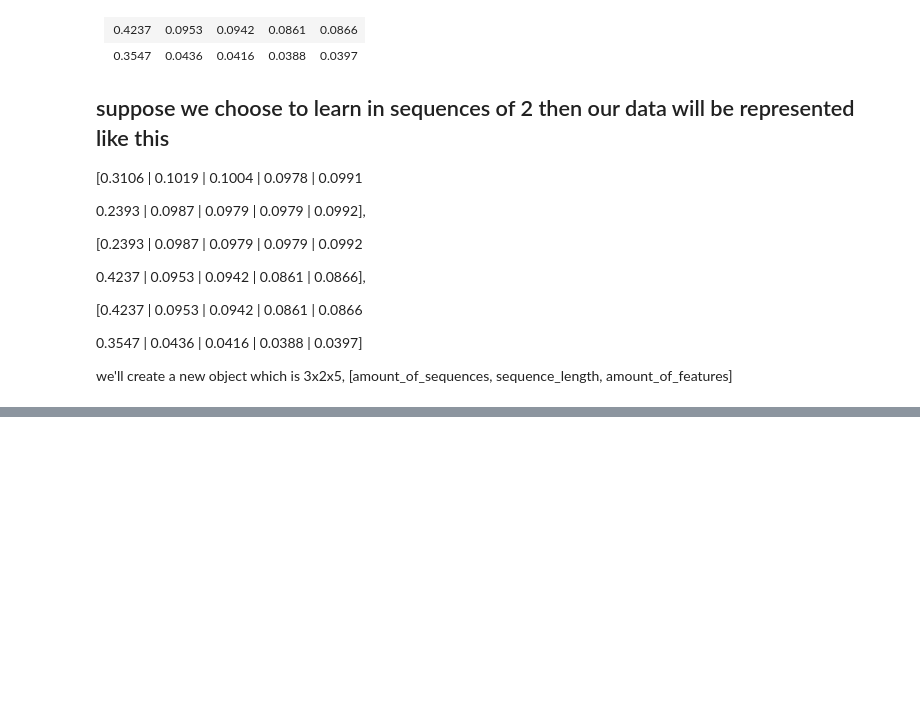
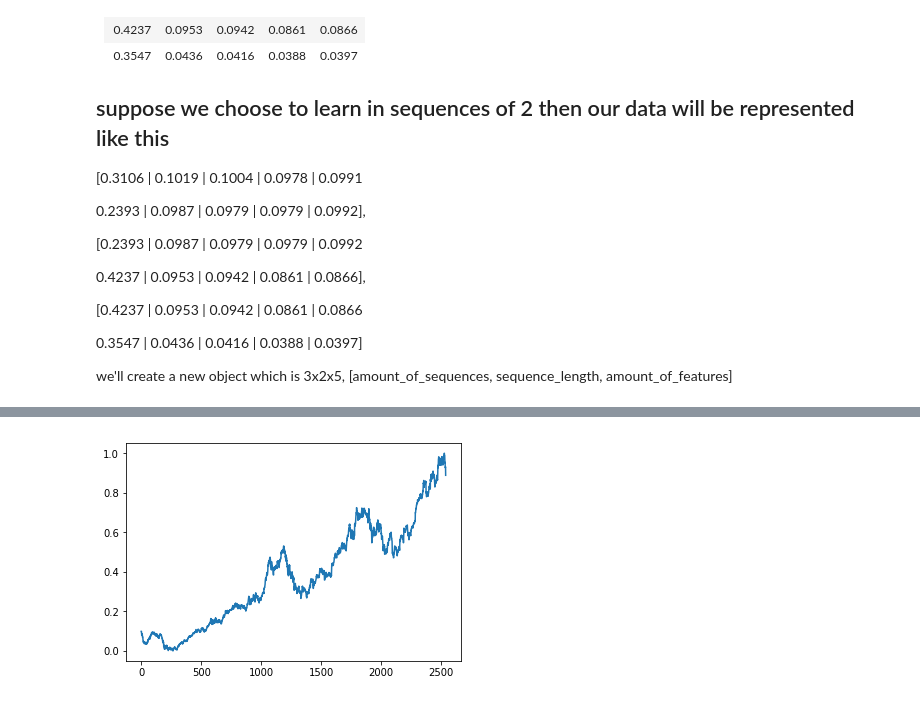
Before and after one commit to ArcticFaded/IntroToRecurrentNeuralNetworks, a Jupyter notebook: Intro2RNNs.ipynb, the cells around one changed output, grey strips where cells are left out. Saved outputs shown, nothing was run; the diff lists cells and outputs as text; code cells hidden in the pictures; blank space fills up the shorter version.

```diff
--- a/Intro2RNNs.ipynb
+++ b/Intro2RNNs.ipynb
@@ -44,15 +58,15 @@ stock.head()
 ## For using the Tanh function, you use StandardScaler (values between -1 and 1)
 # %%
 # normalizaing data
-scale = MinMaxScaler(feature_range=(0,1)) # or StandardScaler
-#scale = StandardScaler()
-price = MinMaxScaler(feature_range=(0,1))
-price.fit(stock['Close'].reshape(-1,1))
-stock = pd.DataFrame(scale.fit_transform(stock), columns=['Volume',
-                                                          'Open',
-                                                          'High',
-                                                          'Low',
-                                                          'Close'])
+# scale = MinMaxScaler(feature_range=(0,1)) # or StandardScaler
+# #scale = StandardScaler()
+# price = MinMaxScaler(feature_range=(0,1))
+# price.fit(stock['Close'].reshape(-1,1))
+# stock = pd.DataFrame(scale.fit_transform(stock), columns=['Volume',
+#                                                           'Open',
+#                                                           'High',
+#                                                           'Low',
+#                                                           'Close'])
 # %% [markdown]
 # Representing our data as a sequential model
 
@@ -147,3 +201,11 @@ model = build_model([5, window, 1])
+# %%
+import matplotlib.pyplot as plt
+
+plt.plot(stock['Close'][::-1].reset_index()['Close'])
+
+plt.show()
+# %% [output]
+[figure, added]
 # %%
 trainScore = model.evaluate(X_train, y_train, verbose=0)
 print('Train Score: %.2f MSE (%.2f RMSE)' % (trainScore[0], math.sqrt(trainScore[0])))
```
Also changed, not shown: parts of 9 cells of this notebook, 1 other file.
